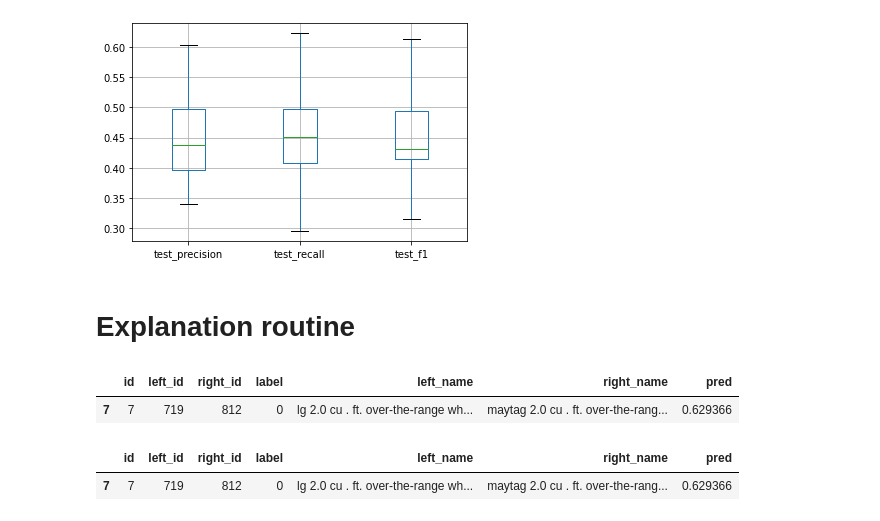
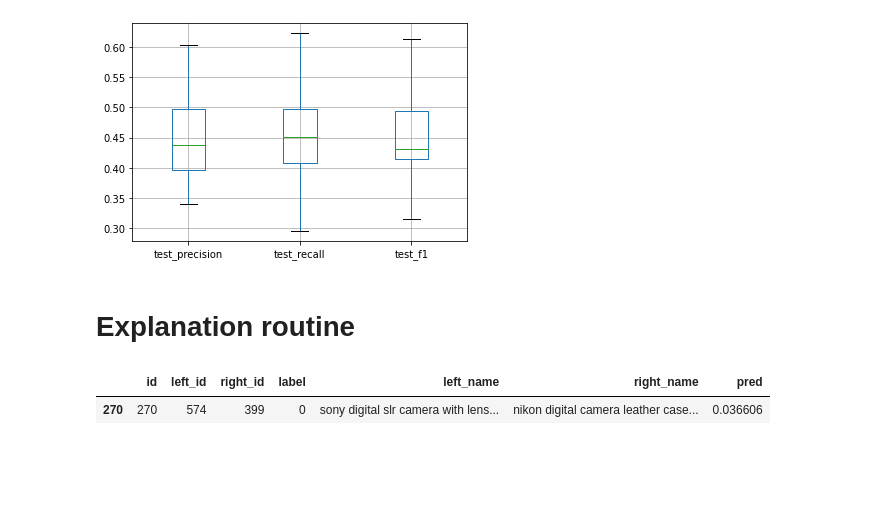
Before and after one commit to wardetu/landmark, a Jupyter notebook: quick_start_magellan.ipynb, the cells around one changed output. Drawn from its saved outputs; the diff is of its cells as text; code cells hidden in the pictures; blank space fills up the shorter version.

```diff
--- a/quick_start_magellan.ipynb
+++ b/quick_start_magellan.ipynb
@@ -156,20 +156,15 @@ from landmark.wrapper.Magellan_wrapper import MG_predictor
 # %%
-mg_wrapped = MG_predictor(model, feature_table, exclude_attrs)
+mg_wrapped = Magellan_wrapper(model, feature_table, exclude_attrs)
 explainer = Landmark(mg_wrapped.predict, test, exclude_attrs=exclude_attrs, lprefix='left_', rprefix='right_', split_expression=r' ')
 # %%
 preds = mg_wrapped.predict(test)
 test['pred'] = preds
 # %%
-el = test[(preds > .5)].iloc[[0]]
+el = test[test.id==270]
 display(el)
 # %% [output]
 |  | id | left_id | right_id | label | left_name | right_name | pred |
-| 7 | 7 | 719 | 812 | 0 | lg 2.0 cu . ft. over-the-range wh... | maytag 2.0 cu . ft. over-the-rang... | 0.629366 |
+| 270 | 270 | 574 | 399 | 0 | sony digital slr camera with lens... | nikon digital camera leather case... | 0.036606 |
-# %%
-pd.concat([el,None])
-# %% [output]
-|  | id | left_id | right_id | label | left_name | right_name | pred |
-| 7 | 7 | 719 | 812 | 0 | lg 2.0 cu . ft. over-the-range wh... | maytag 2.0 cu . ft. over-the-rang... | 0.629366 |
 # %%
 %%time
 exp = explainer.explain(el)
```
Also changed, not shown: parts of 55 cells of this notebook.
